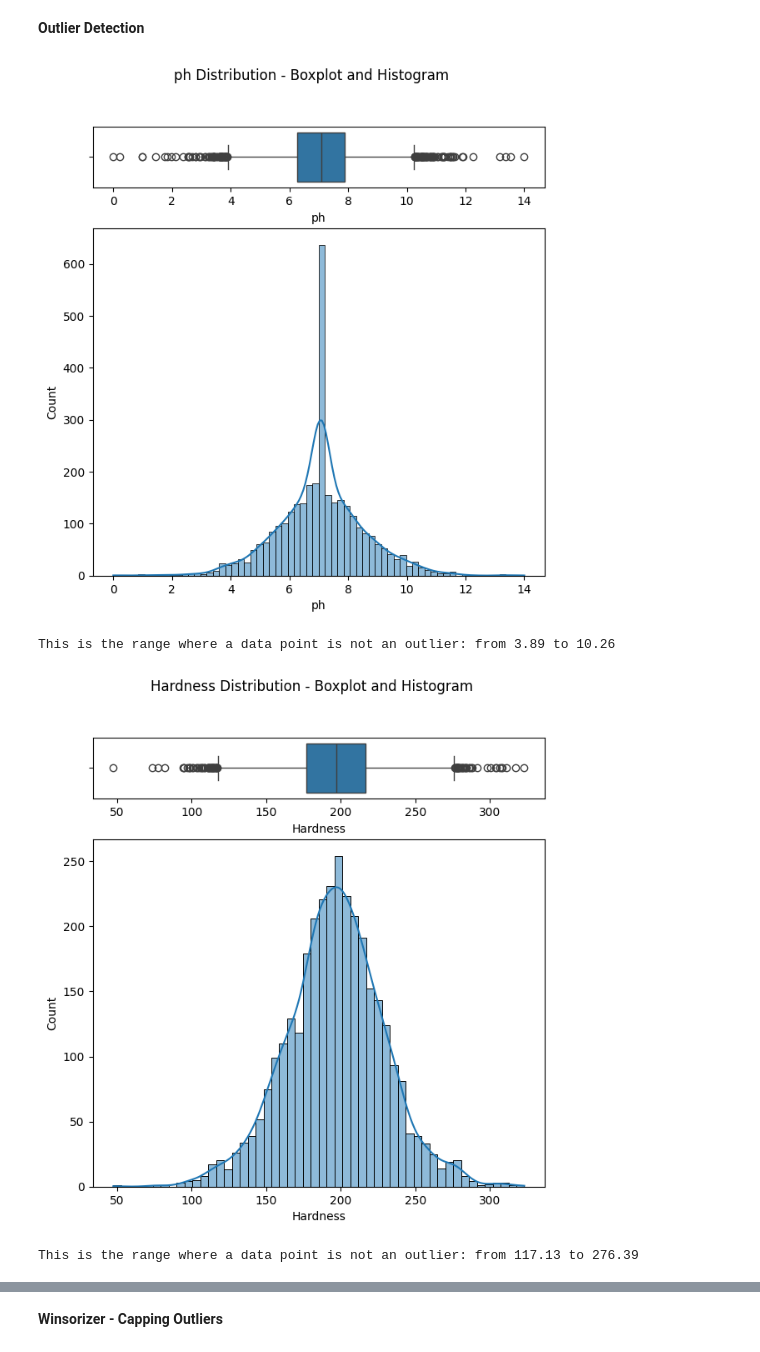
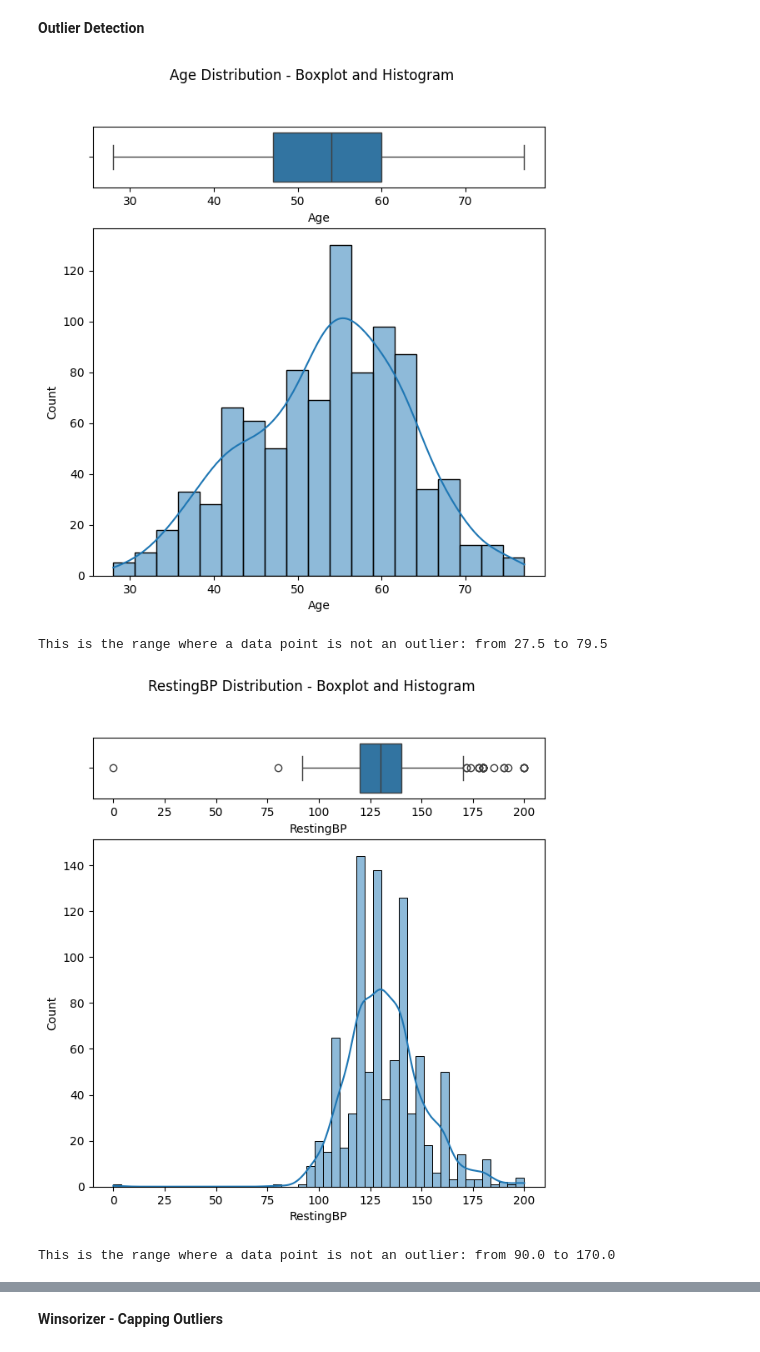
Before and after one commit to Lailah-Idrees/DA2_Assessment, a Jupyter notebook: jupyter_notebooks/ETL_Data_Analysis.ipynb, the cells around one changed output, grey strips where cells are left out. Saved outputs shown, nothing was run; the diff lists cells and outputs as text; code cells hidden in the pictures.

```diff
--- a/jupyter_notebooks/ETL_Data_Analysis.ipynb
+++ b/jupyter_notebooks/ETL_Data_Analysis.ipynb
@@ -57,6 +57,6 @@ import numpy as np
 import matplotlib.pyplot as plt
 import seaborn as sns
 # %%
-df = pd.read_csv("data/Raw_data/water_potability.csv")
-df.head(8)
+df = pd.read_csv("data/Raw_data/heart.csv")
+df.head(20)
 # %% [output]
@@ -153,6 +156 @@ Potability           0
 dtype: int64
-# %%
-df["ph"].fillna(value=df["ph"].median(),inplace=True)
-df["Sulfate"].fillna(value=df["Sulfate"].median(),inplace=True)
-df["Trihalomethanes"].fillna(value=df["Trihalomethanes"].median(),inplace=True)
-df
@@ -188,27 +158,27 @@ dtype: int64
 **Outlier Detection**
 # %%
 def plot_histogram_and_boxplot(df):
-    selected_cols = ['ph', 'Hardness','Solids', 'Chloramines', 'Sulfate', 'Conductivity', 'Organic_carbon', 'Trihalomethanes']
+    selected_cols = ['Age','RestingBP', 'Cholesterol', 'MaxHR', 'Oldpeak']
 
     for col in selected_cols:
         fig, axes = plt.subplots(nrows=2, ncols=1, figsize=(7, 7), gridspec_kw={"height_ratios": (.15, .85)})
         sns.boxplot(data=df, x=col, ax=axes[0])
         sns.histplot(data=df, x=col, kde=True, ax=axes[1])
         fig.suptitle(f"{col} Distribution - Boxplot and Histogram")
         plt.show()
 
         # Only calculate IQR for numeric columns
         if pd.api.types.is_numeric_dtype(df[col]):
             Q1 = df[col].quantile(0.25)
             Q3 = df[col].quantile(0.75)
             IQR = Q3 - Q1
             lower = (Q1 - 1.5 * IQR).round(2)
             upper = (Q3 + 1.5 * IQR).round(2)
             print(f"This is the range where a data point is not an outlier: from {lower} to {upper}")
             print("\n")
 plot_histogram_and_boxplot(df)
 # %% [output]
-[figure, old version]
+[figure, new version]
-This is the range where a data point is not an outlier: from 3.89 to 10.26
+This is the range where a data point is not an outlier: from 27.5 to 79.5
-[figure, old version]
+[figure, new version]
-This is the range where a data point is not an outlier: from 117.13 to 276.39
+This is the range where a data point is not an outlier: from 90.0 to 170.0
```
Also changed, not shown: parts of 10 cells of this notebook.
